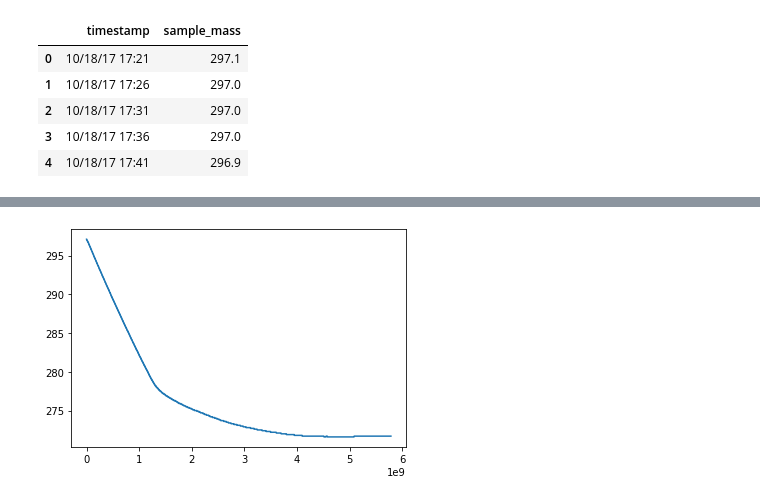
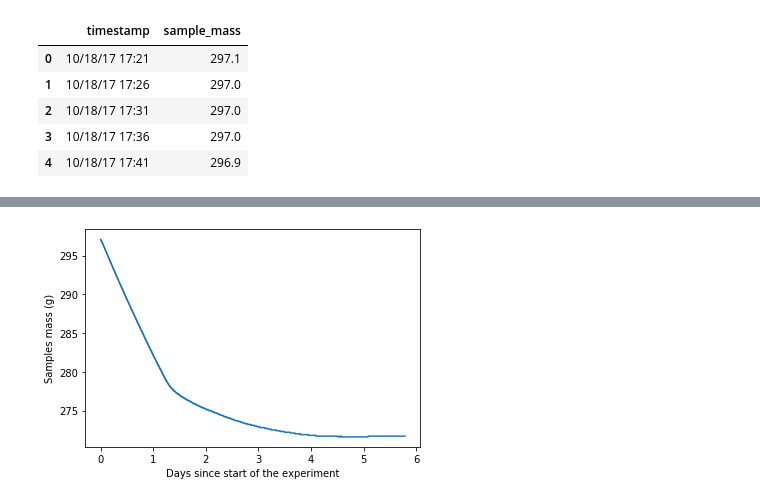
Before and after one commit to andres-patrignani/pynotes, a Jupyter notebook: notebooks/evaporation.ipynb, the cells around one changed output, grey strips where cells are left out. Saved outputs shown, nothing was run; the diff lists cells and outputs as text; code cells hidden in the pictures.

```diff
--- a/notebooks/evaporation.ipynb
+++ b/notebooks/evaporation.ipynb
@@ -23,7 +24,10 @@ df.head()
 # Convert dates to Pandas datetime format
 df["timestamp"] = pd.to_datetime(df["timestamp"], format="%m/%d/%y %H:%M")
 # %%
-# Compute elapsed time since beginning of the experiment
-df["elapsed_time"] = df["timestamp"] - df["timestamp"][0]
+# Compute elapsed time since beginning of the experiment in days
+df["elapsed_time"] = (df["timestamp"] - df["timestamp"][0]).dt.total_seconds()/86400
+df["day"] = df["timestamp"].dt.day
+df["hours"] = df["timestamp"].dt.hour
+
 df.head()
 # %% [output]
@@ -43,6 +40,9 @@ df.head()
 # %%
+# Inspect data
 plt.figure()
 plt.plot(df["elapsed_time"], df["sample_mass"])
+plt.xlabel("Days since start of the experiment")
+plt.ylabel("Samples mass (g)")
 plt.show()
 # %% [output]
-[figure, old version]
+[figure, new version]
```
Also changed, not shown: parts of 6 cells of this notebook, 10 other files.
